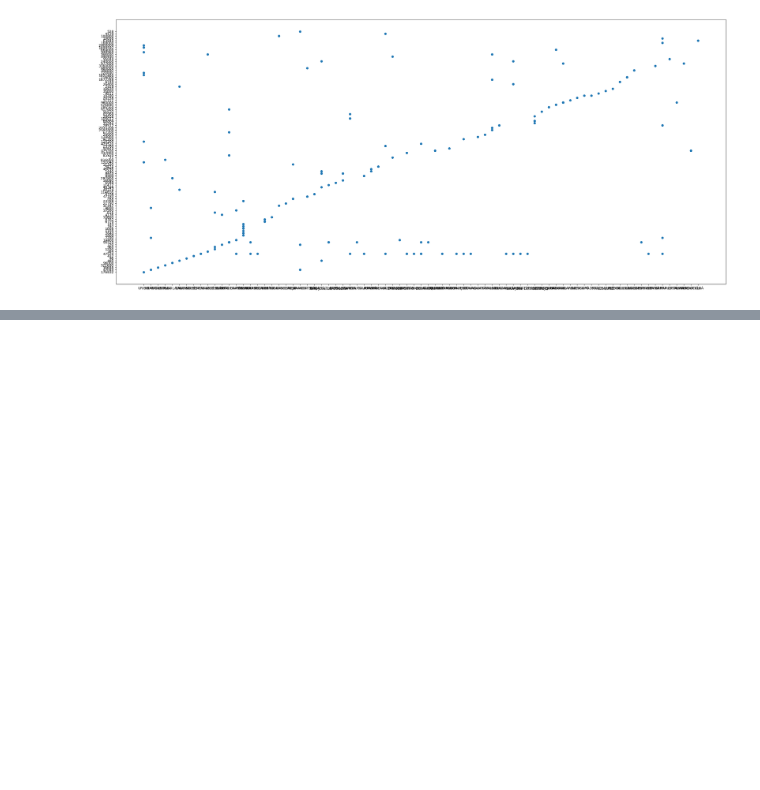
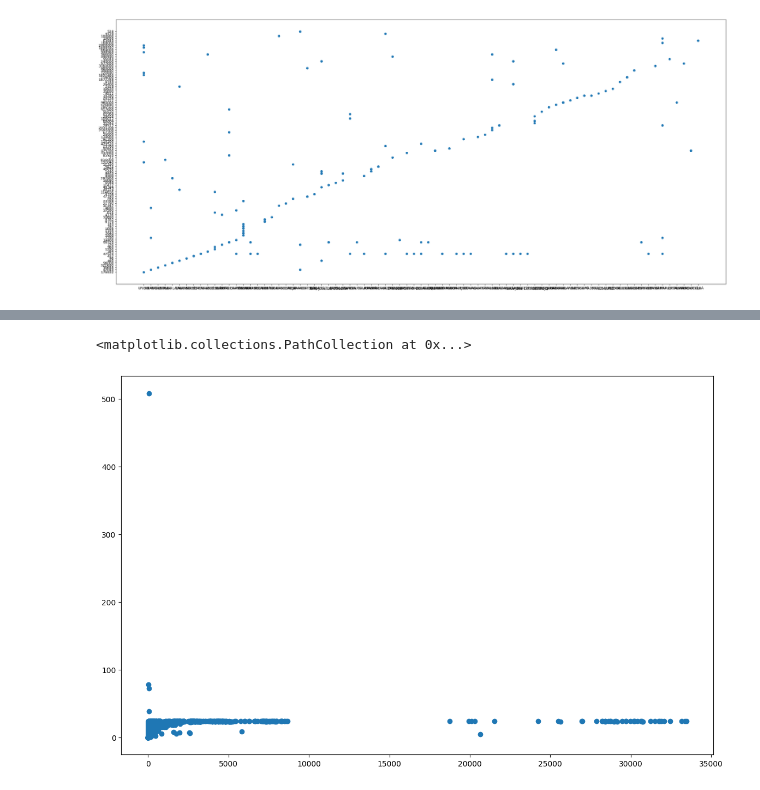
Before and after one commit to gluoneros/talentoTech, a Jupyter notebook: ProyectoFinal.ipynb, the cells around one changed output, grey strips where cells are left out. Drawn from its saved outputs; the diff is of its cells as text; code cells hidden in the pictures; blank space fills up the shorter version.

```diff
--- a/ProyectoFinal.ipynb
+++ b/ProyectoFinal.ipynb
@@ -260,0 +274,8 @@ sns.boxplot(data=df3, x="Departamento", y="Usuarios", width=2.5)
+# %%
+df_final = pd.DataFrame(
+    {'potencia_m': datos1['potencia_maxima'],
+     'prom_diaria': datos1['prom_diario_horas']
+
+    }
+
+)
@@ -260,0 +305,4 @@ sns.boxplot(data=df3, x="Departamento", y="Usuarios", width=2.5)
+# %%
+df_final['potencia_m'] = pd.to_numeric(df_final['potencia_m'])
+# %%
+df_final['prom_diaria'] = pd.to_numeric(df_final['prom_diaria'])
@@ -260,0 +328,6 @@ sns.boxplot(data=df3, x="Departamento", y="Usuarios", width=2.5)
+# %%
+plt.figure(figsize=(14, 9))
+plt.scatter(x='potencia_m', y='prom_diaria', data=df_final)
+# %% [output]
+<matplotlib.collections.PathCollection at 0x...>
+[figure, added]
```
Also changed, not shown: parts of 18 cells of this notebook.
